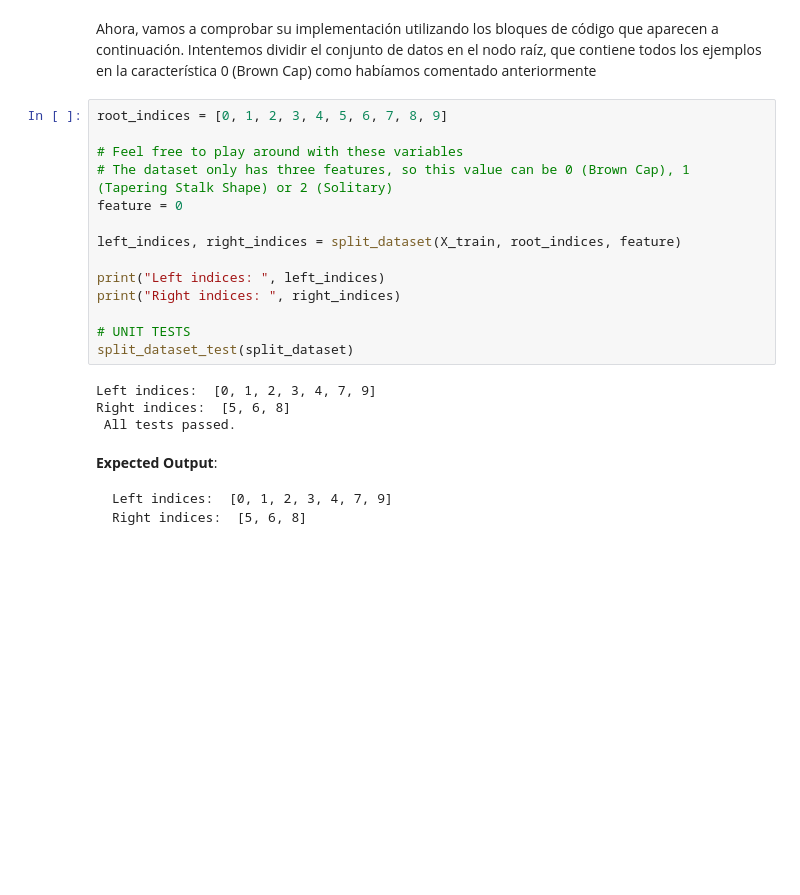
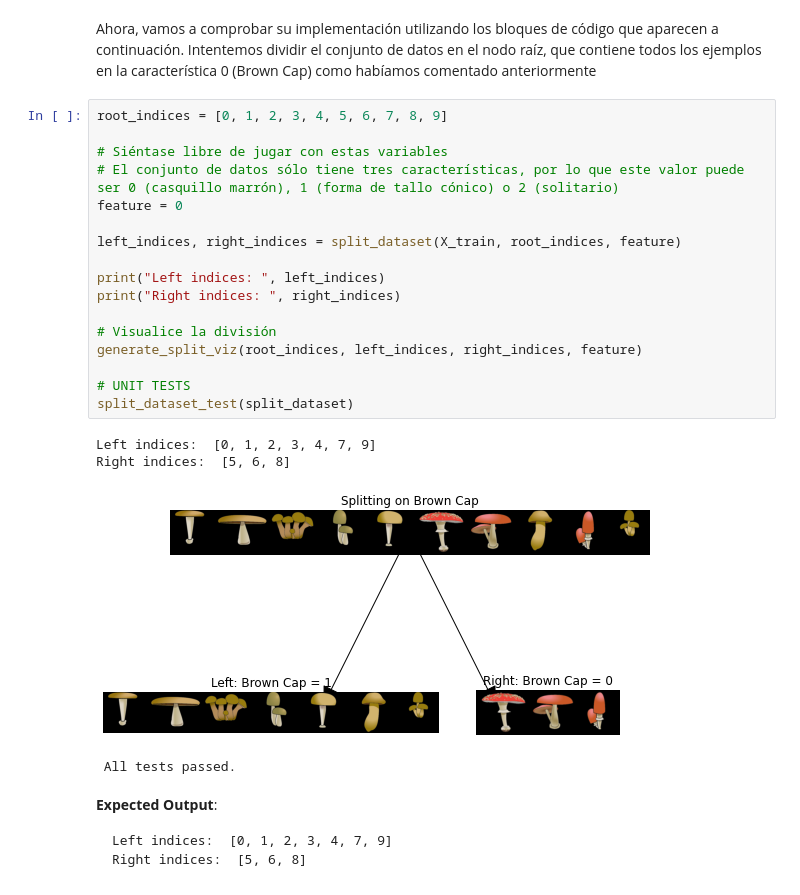
Before and after one commit to emipaz/ml, a Jupyter notebook: Advanced Learning Algorithms/Semana_4/Laboratorio/C2_W4_Decision_Tree_with_Markdown_resuelto.ipynb, the cells around one changed output. Cells and saved outputs as stored; diff of their text form; blank space fills up the shorter version.

````diff
--- a/Advanced Learning Algorithms/Semana_4/Laboratorio/C2_W4_Decision_Tree_with_Markdown_resuelto.ipynb
+++ b/Advanced Learning Algorithms/Semana_4/Laboratorio/C2_W4_Decision_Tree_with_Markdown_resuelto.ipynb
@@ -406,21 +421,25 @@ Ahora, vamos a comprobar su implementación utilizando los bloques de código qu
 # %%
 root_indices = [0, 1, 2, 3, 4, 5, 6, 7, 8, 9]
 
-# Feel free to play around with these variables
-# The dataset only has three features, so this value can be 0 (Brown Cap), 1 (Tapering Stalk Shape) or 2 (Solitary)
+# Siéntase libre de jugar con estas variables
+# El conjunto de datos sólo tiene tres características, por lo que este valor puede ser 0 (casquillo marrón), 1 (forma de tallo cónico) o 2 (solitario)
 feature = 0
 
 left_indices, right_indices = split_dataset(X_train, root_indices, feature)
 
 print("Left indices: ", left_indices)
 print("Right indices: ", right_indices)
 
+# Visualice la división
+generate_split_viz(root_indices, left_indices, right_indices, feature)
+
 # UNIT TESTS
 split_dataset_test(split_dataset)
 # %% [output]
 Left indices:  [0, 1, 2, 3, 4, 7, 9]
 Right indices:  [5, 6, 8]
- All tests passed.
+[figure, added]
+ All tests passed.
 # %% [markdown]
 **Expected Output**:
 ```
````
Also changed, not shown: parts of 20 cells of this notebook, 11 other files.
